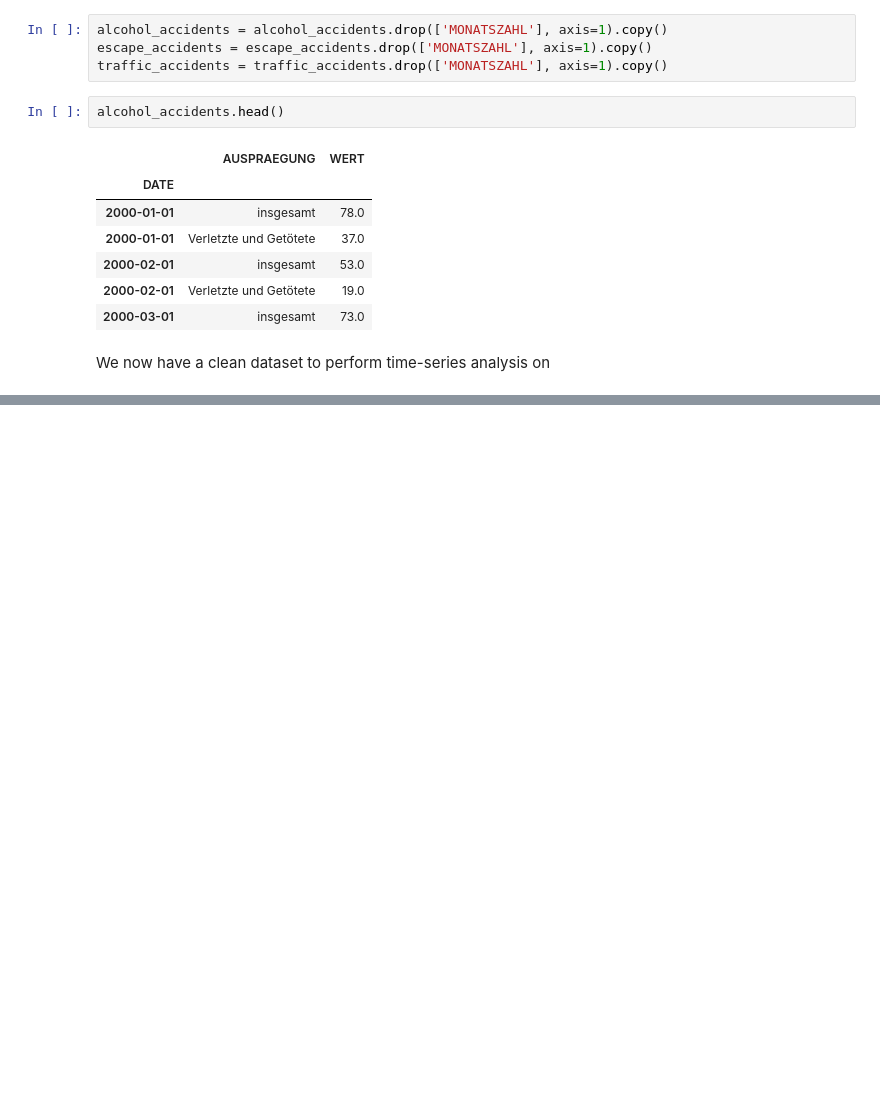
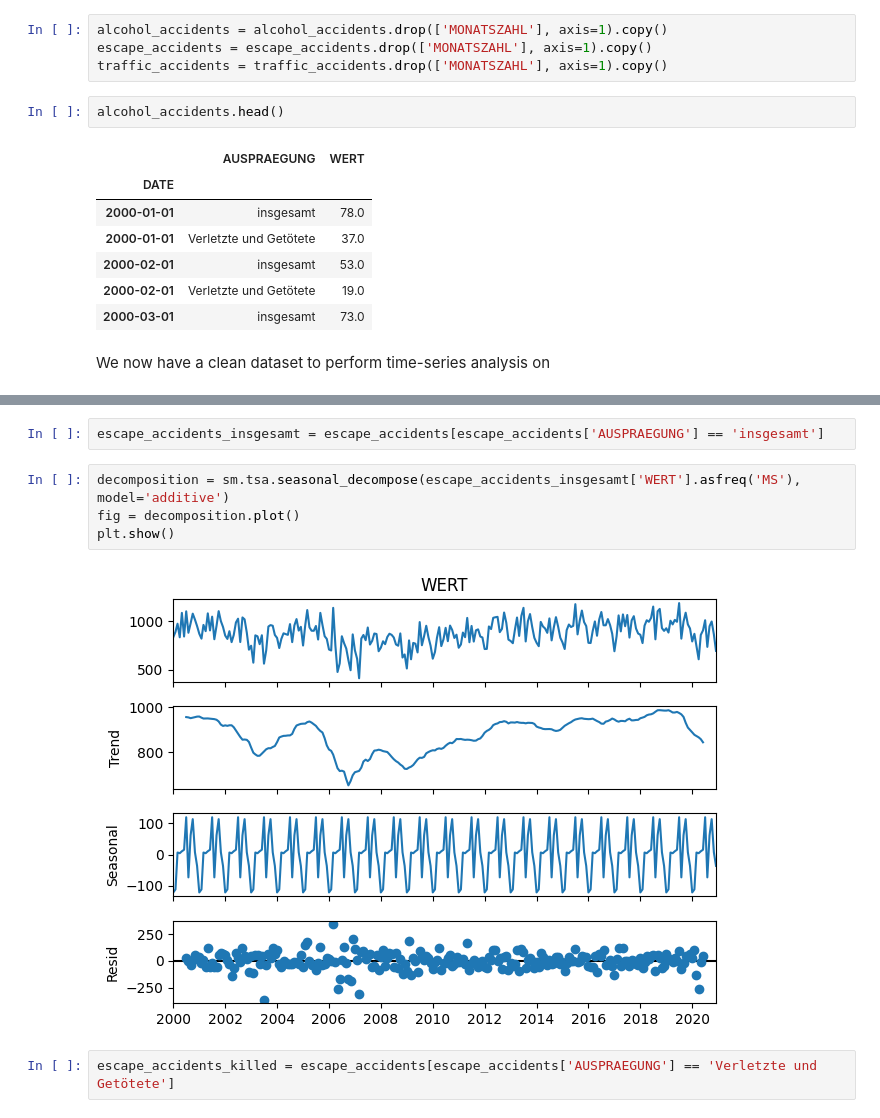
Before and after one commit to PrahithaM/DPS_Task, a Jupyter notebook: DPS_AI_Prahitha.ipynb, the cells around one changed output, grey strips where cells are left out. Cells and saved outputs as stored; diff of their text form; blank space fills up the shorter version.

```diff
--- a/DPS_AI_Prahitha.ipynb
+++ b/DPS_AI_Prahitha.ipynb
@@ -222,0 +227,10 @@ We now have a clean dataset to perform time-series analysis on
+# %%
+escape_accidents_insgesamt = escape_accidents[escape_accidents['AUSPRAEGUNG'] == 'insgesamt']
+# %%
+decomposition = sm.tsa.seasonal_decompose(escape_accidents_insgesamt['WERT'].asfreq('MS'), model='additive')
+fig = decomposition.plot()
+plt.show()
+# %% [output]
+[figure, added]
+# %%
+escape_accidents_killed = escape_accidents[escape_accidents['AUSPRAEGUNG'] == 'Verletzte und Getötete']
```
Also changed, not shown: parts of 39 cells of this notebook.
